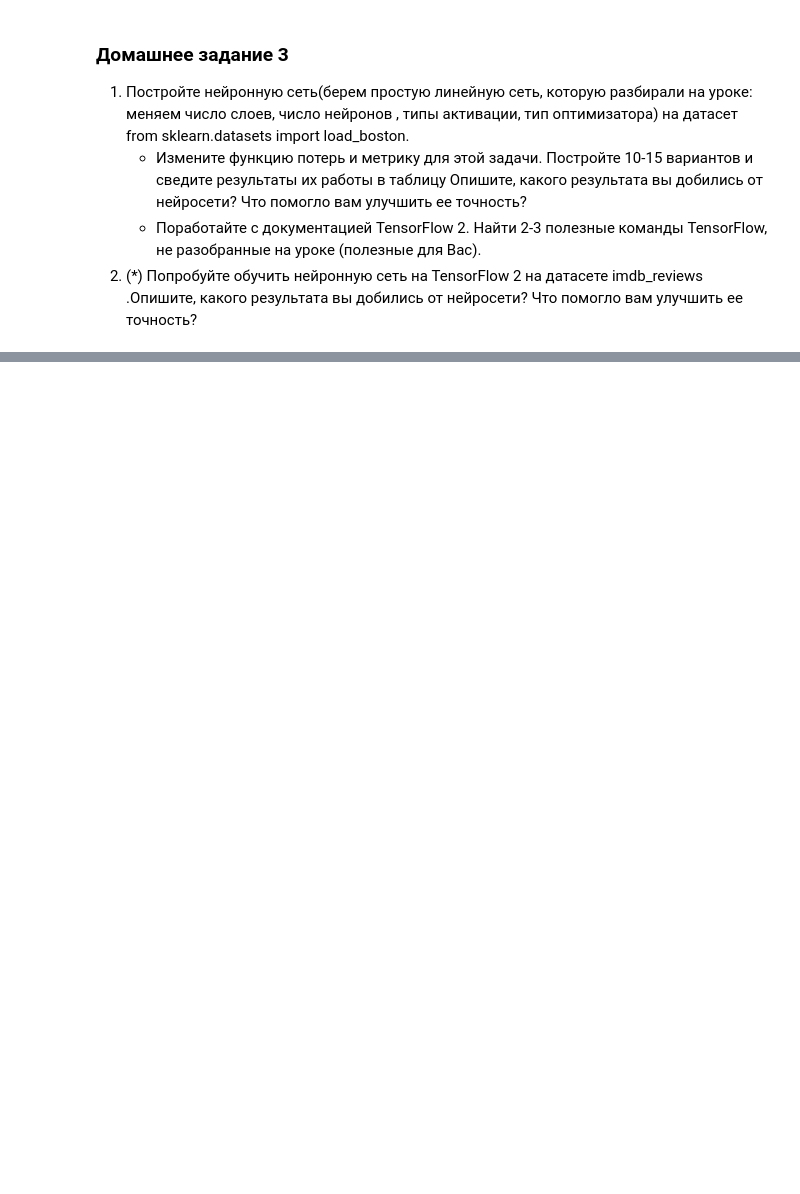
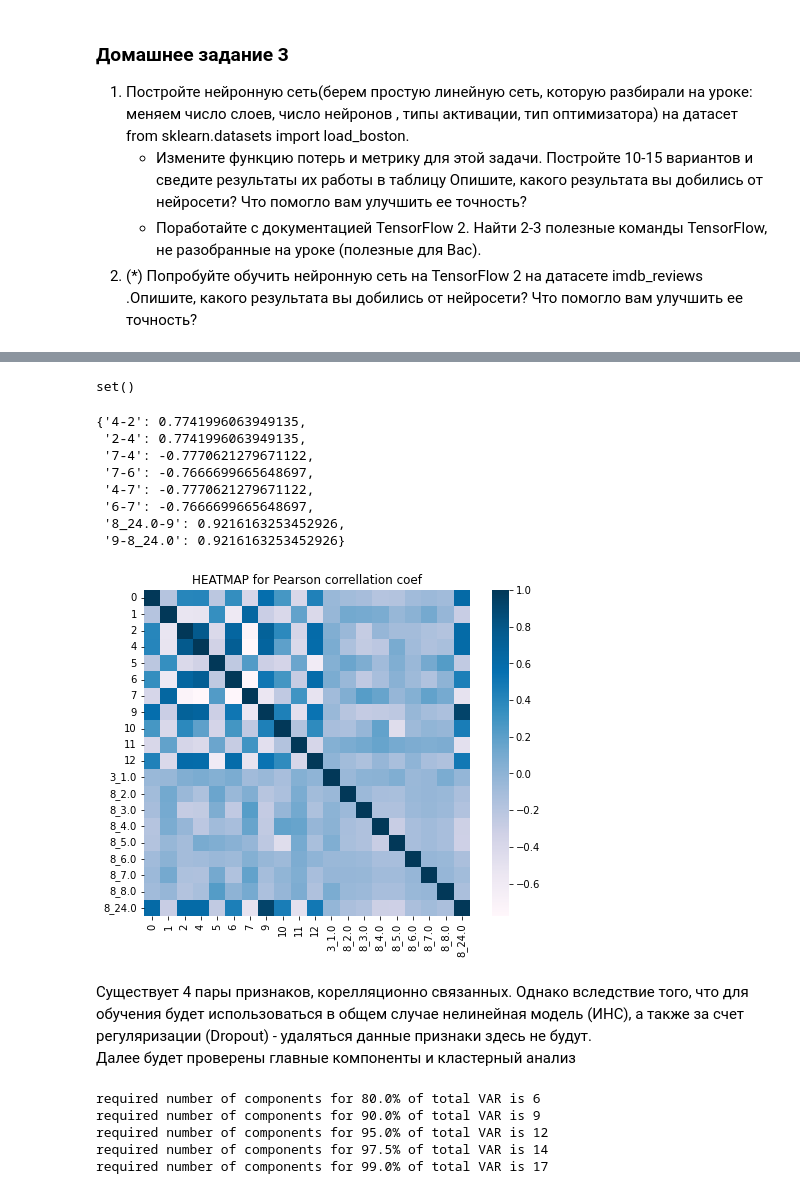
Before and after one commit to achinyaev/neuro_net, a Jupyter notebook: hw03.ipynb, the cells around one changed output, grey strips where cells are left out. Cells and saved outputs as stored; diff of their text form; code cells hidden in the pictures; blank space fills up the shorter version.

```diff
--- a/hw03.ipynb
+++ b/hw03.ipynb
@@ -9,0 +52,7 @@
+# %%
+# 1.2. Features types and NANs
+X_train_df = pd.DataFrame(X_train)
+X_test_df = pd.DataFrame(X_test)
+
+display(X_train_df.info())
+display(X_test_df.info())
@@ -9,0 +165,53 @@
+# %%
+# Преобразование признаков
+
+X_train_df[[3,8]] = X_train_df[[3,8]].astype('category')
+X_test_df[[3,8]] = X_test_df[[3,8]].astype('category')
+
+X_train_df = pd.get_dummies(X_train_df, drop_first=True)
+X_test_df = pd.get_dummies(X_test_df, drop_first=True)
+
+print(set(X_train_df.columns.tolist()) - set(X_test_df.columns.tolist())) # check
+# %% [output]
+set()
+# %%
+# 1.5. Corellation check
+
+def plot_corr_map(corr_matrix):
+    "plot given correlation matrix in heatmap style"
+    fig = plt.figure(figsize=(8,6))
+    ax = plt.axes()
+    ax.set_title('HEATMAP for Pearson correllation coef')
+    sns.heatmap(corr_matrix, square=True,ax=ax,cmap='PuBu');
+
+# 2.4.2. Корелляция непрерывных данных
+#corr_matrix = X_train_df.corr()
+#plot_corr_map(corr_matrix)
+
+# 3.5.3. Корелляция всех признаков
+corr_matrix = X_train_df.corr()
+plot_corr_map(corr_matrix)
+
+correlated_features = dict()
+corr_threshold = 0.75
+
+for col in corr_matrix.columns:
+    for row in corr_matrix[col].index:
+        if corr_threshold < abs(corr_matrix.loc[row, col]) < 1.0:
+            pair = f'{row}-{col}'
+            correlated_features[pair] = corr_matrix.loc[row, col]
+
+display(correlated_features)
+# %% [output]
+{'4-2': 0.7741996063949135,
+ '2-4': 0.7741996063949135,
+ '7-4': -0.7770621279671122,
+ '7-6': -0.7666699665648697,
+ '4-7': -0.7770621279671122,
+ '6-7': -0.7666699665648697,
+ '8_24.0-9': 0.9216163253452926,
+ '9-8_24.0': 0.9216163253452926}
+[figure, added]
+# %% [markdown]
+Существует 4 пары признаков, корелляционно связанных. Однако вследствие того, что для обучения будет использоваться в общем случае нелинейная модель (ИНС), а также за счет регуляризации (Dropout) - удаляться данные признаки здесь не будут.
+Далее будет проверены главные компоненты и кластерный анализ
@@ -9,0 +228,20 @@
+# %%
+# воспользуемся методом главных компонент
+from sklearn.decomposition import PCA
+break_even = [0.8, 0.9, 0.95, 0.975, 0.99]
+
+pca = PCA()
+X_train_pca = pca.fit_transform(X_train_scaled)
+var_vector = np.cumsum(pca.explained_variance_ratio_)
+
+for level in break_even:
+    temp_list = []
+    for n in var_vector:
+        if n<=level: temp_list.append(n)
+    print(f'required number of components for {level*100}% of total VAR is {len(temp_list)}')
+# %% [output]
+required number of components for 80.0% of total VAR is 6
+required number of components for 90.0% of total VAR is 9
+required number of components for 95.0% of total VAR is 12
+required number of components for 97.5% of total VAR is 14
+required number of components for 99.0% of total VAR is 17
```
Also changed, not shown: parts of 36 cells of this notebook.
